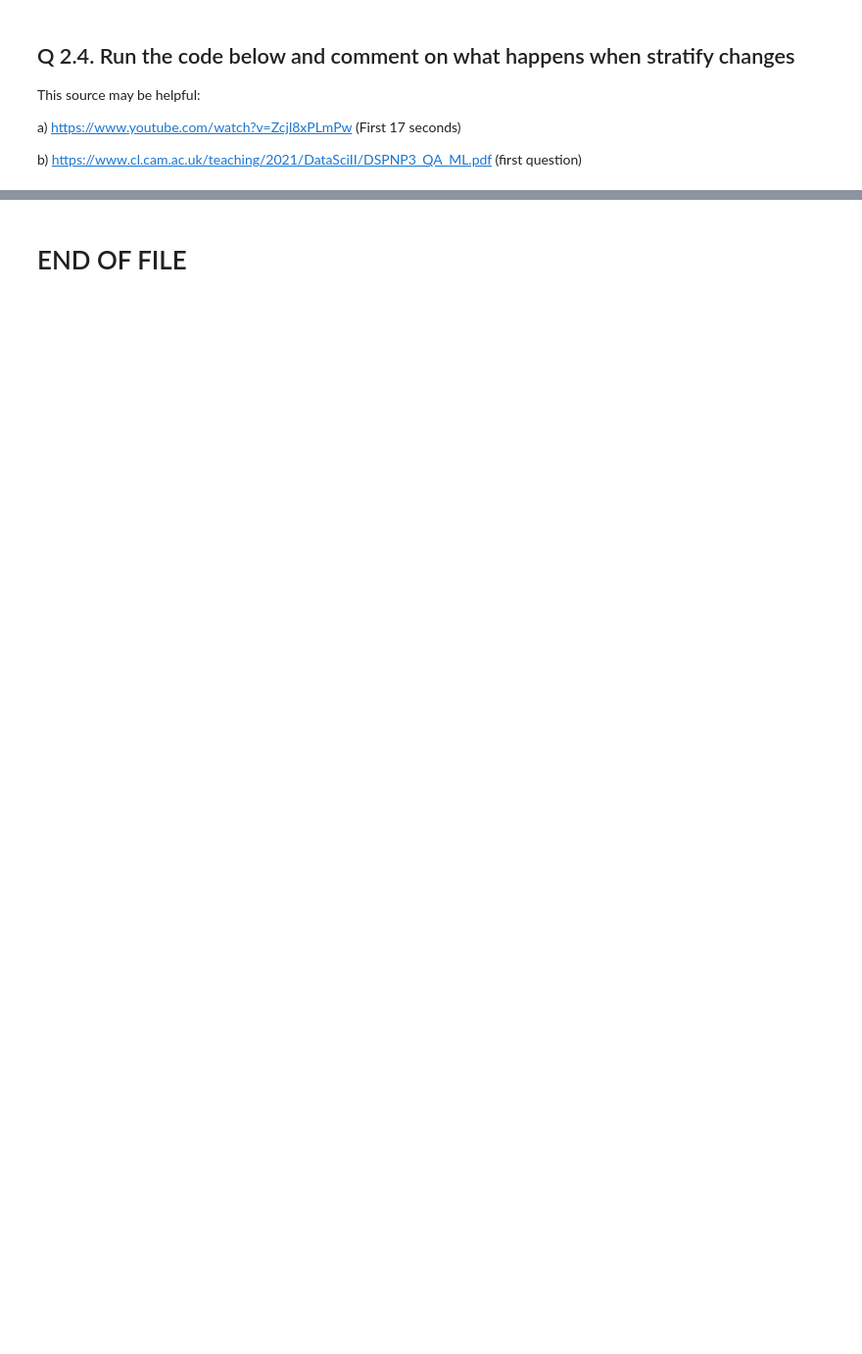
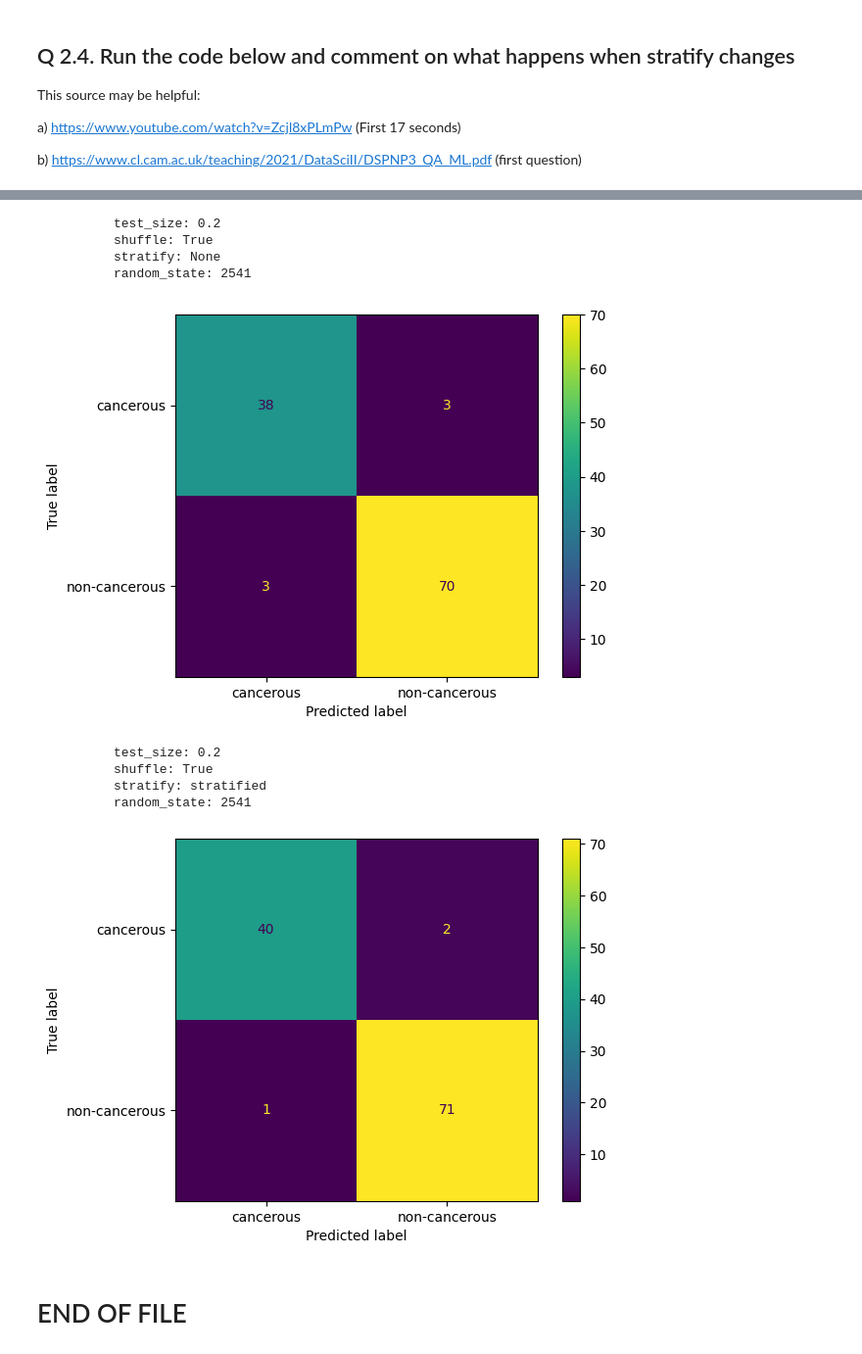
Before and after one commit to dpencross501/breast_cancer_diagnosis, a Jupyter notebook: 02.02 Splitting and Evaluation Activities.ipynb, the cells around one changed output, grey strips where cells are left out. Shown at 98% size. Drawn from its saved outputs; the diff is of its cells as text; code cells hidden in the pictures; blank space fills up the shorter version.

```diff
--- a/02.02 Splitting and Evaluation Activities.ipynb
+++ b/02.02 Splitting and Evaluation Activities.ipynb
@@ -211,8 +283,19 @@ b) https://www.cl.cam.ac.uk/teaching/2021/DataSciII/DSPNP3_QA_ML.pdf (first ques
 # %%
 ### Remove the hashes next to the code to run it
 
-# x_train, x_test, y_train, y_test, linear_svc_model = run_model(x, y, test_size=0.2, shuffle=True, stratify=None, random_state=2541)
+x_train, x_test, y_train, y_test, linear_svc_model = run_model(x, y, test_size=0.2, shuffle=True, stratify=None, random_state=2541)
 
-# x_train, x_test, y_train, y_test, linear_svc_model = run_model(x, y, test_size=0.2, shuffle=True, stratify=y, random_state=2541)
+x_train, x_test, y_train, y_test, linear_svc_model = run_model(x, y, test_size=0.2, shuffle=True, stratify=y, random_state=2541)
+# %% [output]
+          test_size: 0.2
+          shuffle: True
+          stratify: None
+          random_state: 2541
+[figure, added]
+          test_size: 0.2
+          shuffle: True
+          stratify: stratified
+          random_state: 2541
+[figure, added]
 # %% [markdown]
 # END OF FILE
```
Also changed, not shown: parts of 16 cells of this notebook, 2 other files.
